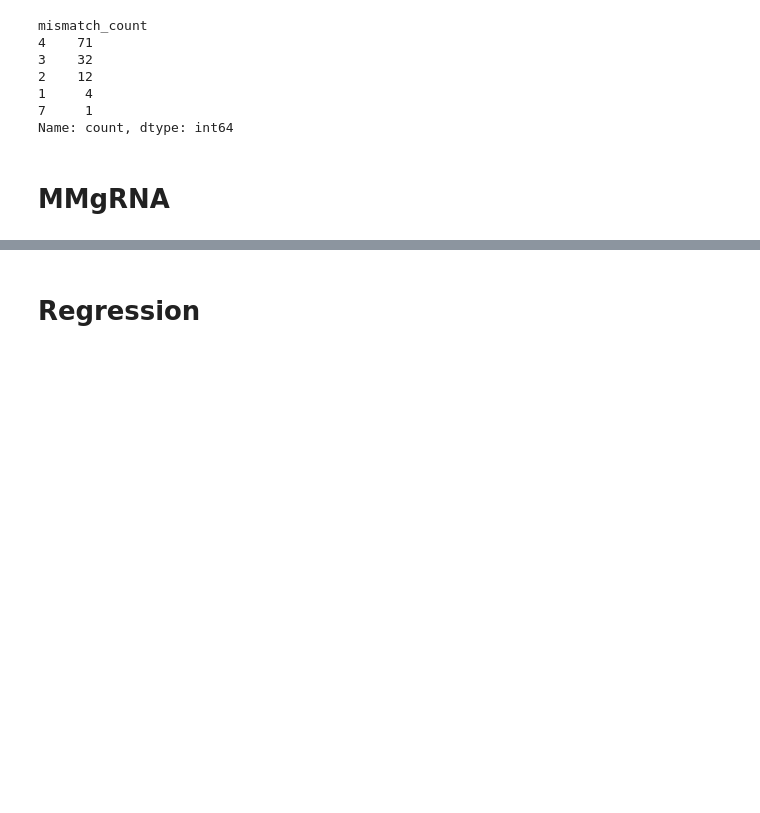
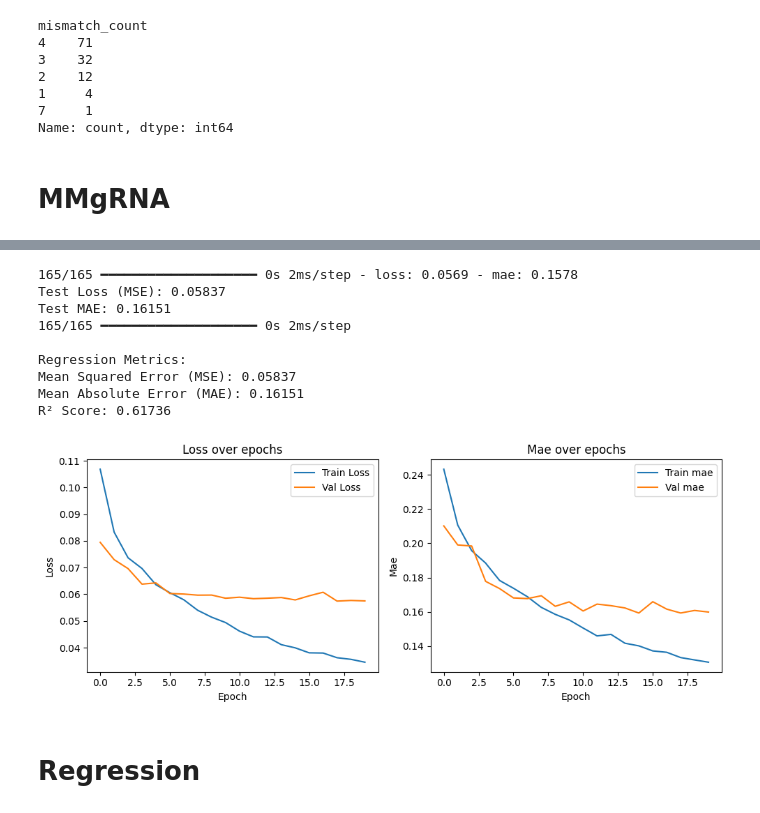
Before and after one commit to oreshnya/crispr, a Jupyter notebook: process.ipynb, the cells around one changed output, grey strips where cells are left out. Drawn from its saved outputs; the diff is of its cells as text; code cells hidden in the pictures; blank space fills up the shorter version.

```diff
--- a/process.ipynb
+++ b/process.ipynb
@@ -198,0 +213,12 @@ df = df.join(sgRNA_embeddings.add_prefix('sgrna_'), how='left')
+# %%
+# Преобразуем encoded_7channels обратно в матрицу 7×N (для CNN можно оставить 2D)
+X = np.array([np.reshape(ch, (7, -1)).T for ch in df['encoded_7channels']])
+
+# Целевая переменная
+y = df['mean_relative_gamma'].to_numpy()
+
+# Разбиваем на train/test
+X_train, X_test, y_train, y_test = train_test_split(X, y, test_size=0.2, random_state=42)
+
+print(f"X_train shape: {X_train.shape}")  # (samples, N, 7)
+print(f"y_train shape: {y_train.shape}")  # (samples,)
@@ -198,0 +228,21 @@ df = df.join(sgRNA_embeddings.add_prefix('sgrna_'), how='left')
+# %%
+# Входной слой
+input_layer = Input(shape=(X_train.shape[1], X_train.shape[2]))
+
+# Сверточный слой для извлечения признаков
+x = Conv1D(32, kernel_size=3, activation='relu', padding='same')(input_layer)
+x = Flatten()(x)  # Преобразуем в одномерный вектор
+x = Dense(64, activation='relu')(x)
+x = Dropout(0.3)(x)
+x = Dense(32, activation='relu')(x)
+x = Dropout(0.3)(x)
+
+# Выходной слой (предсказание числового значения)
+output_layer = Dense(1, activation='linear')(x)
+
+# Определяем модель
+model = Model(inputs=input_layer, outputs=output_layer)
+model.compile(optimizer='adam', loss='mse', metrics=['mae'])  # MSE + MAE
+
+# Вывод структуры модели
+model.summary()
@@ -198,0 +273,6 @@ df = df.join(sgRNA_embeddings.add_prefix('sgrna_'), how='left')
+# %%
+# Обучение модели
+history = model.fit(
+    X_train, y_train,
+    epochs=20, batch_size=32, validation_split=0.2, verbose=1
+)
@@ -199,3 +297,18 @@ df = df.join(sgRNA_embeddings.add_prefix('sgrna_'), how='left')
+# %%
+results_df, mse, mae, r2 = evaluate_regression_model(model, X_test, y_test)
+
+plot_learning_curves(history, metric='mae')
+# %% [output]
+165/165 ━━━━━━━━━━━━━━━━━━━━ 0s 2ms/step - loss: 0.0569 - mae: 0.1578
+Test Loss (MSE): 0.05837
+Test MAE: 0.16151
+165/165 ━━━━━━━━━━━━━━━━━━━━ 0s 2ms/step
+
+Regression Metrics:
+Mean Squared Error (MSE): 0.05837
+Mean Absolute Error (MAE): 0.16151
+R² Score: 0.61736
+[figure, added]
 # %% [markdown]
 # Regression
 # %% [markdown]
```
Also changed, not shown: parts of 9 cells of this notebook, 3 other files.
